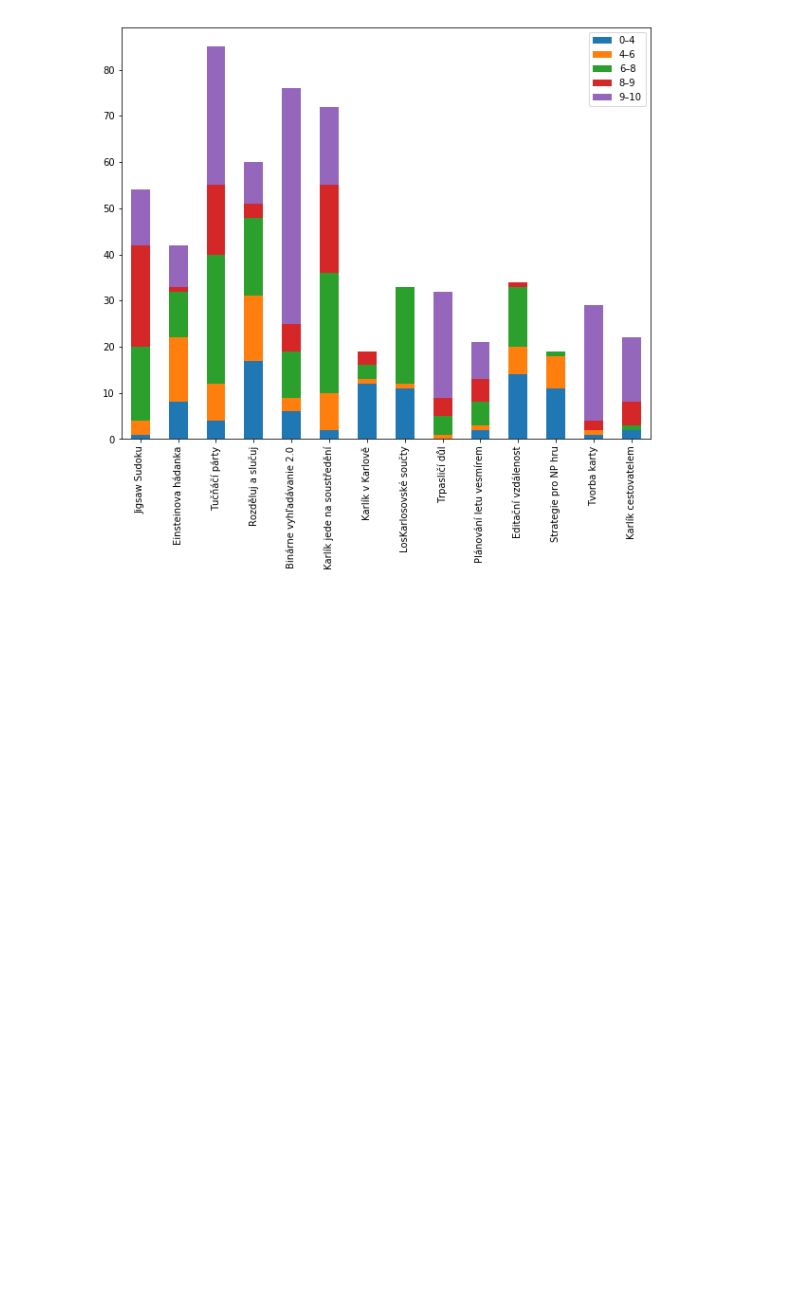
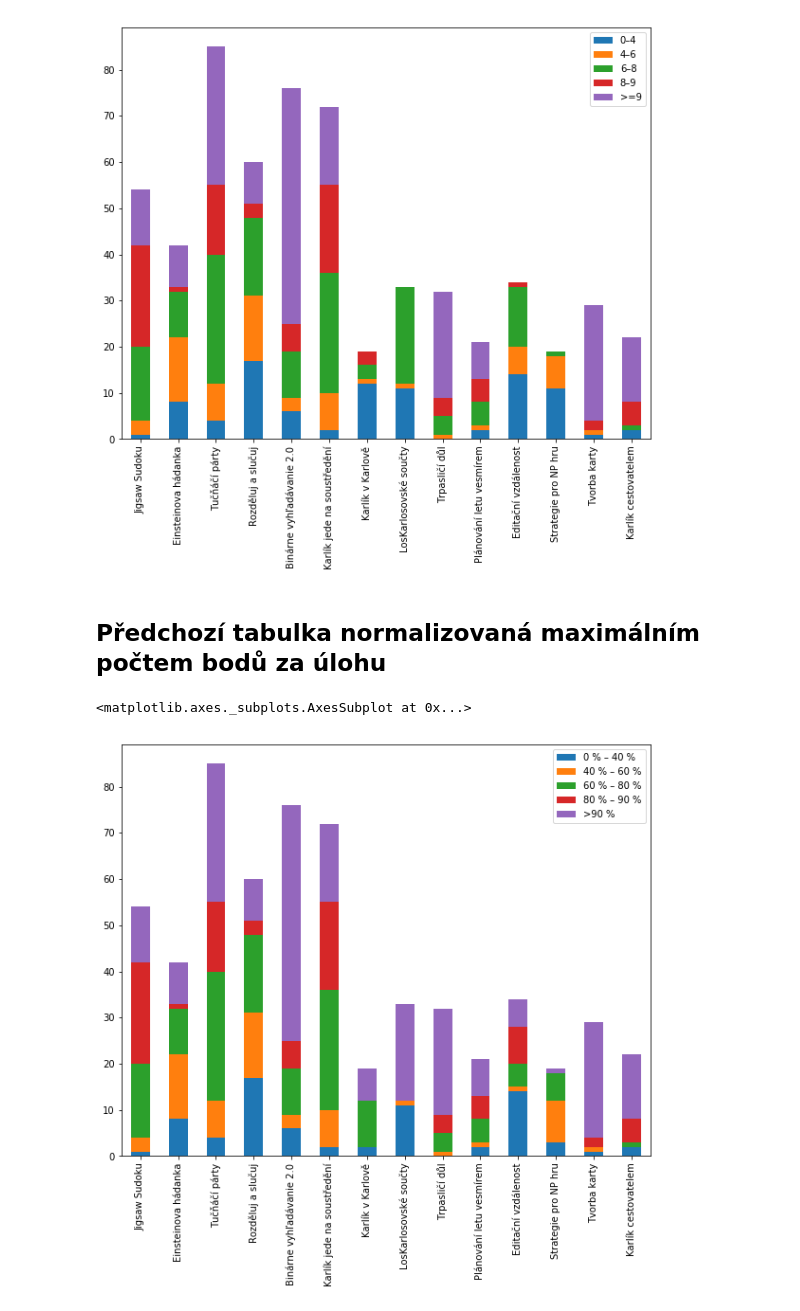
Before and after one commit to fi-ksi/dashboard-alpha, a Jupyter notebook: notebooks/tasks.ipynb, the cells around one changed output. Cells and saved outputs as stored; diff of their text form; code cells hidden in the pictures; blank space fills up the shorter version.

Commit message:
Tasks: add normalized table.

```diff
--- a/notebooks/tasks.ipynb
+++ b/notebooks/tasks.ipynb
@@ -304,3 +304,17 @@ gained_points.plot.bar(stacked=True)
 # %% [output]
 <matplotlib.axes._subplots.AxesSubplot at 0x...>
 [figure]
+# %% [markdown]
+## Předchozí tabulka normalizovaná maximálním počtem bodů za úlohu
+# %%
+gained_points_norm = pd.DataFrame(OrderedDict((
+    ('0 % – 40 %', df[(df['norm_points'] >= 0) & (df['norm_points'] < .4)].groupby('Task').norm_points.count()),
+    ('40 % – 60 %', df[(df['norm_points'] >= .4) & (df['norm_points'] < .6)].groupby('Task').norm_points.count()),
+    ('60 % – 80 %', df[(df['norm_points'] >= .6) & (df['norm_points'] < .8)].groupby('Task').norm_points.count()),
+    ('80 % – 90 %', df[(df['norm_points'] >= .8) & (df['norm_points'] < .9)].groupby('Task').norm_points.count()),
+    ('>90 %', df[df['norm_points'] >= .9].groupby('Task').norm_points.count()),
+)))
+gained_points_norm.plot.bar(stacked=True)
+# %% [output]
+<matplotlib.axes._subplots.AxesSubplot at 0x...>
+[figure, added]
```
Also changed, not shown: parts of 1 cell of this notebook.
